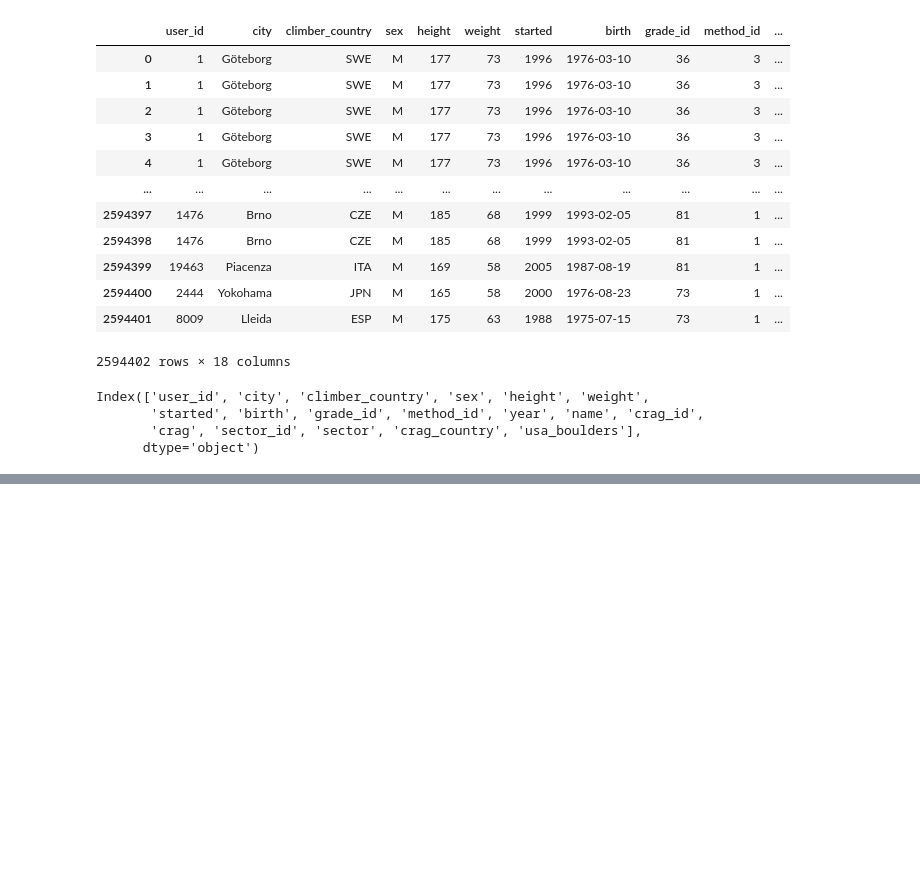
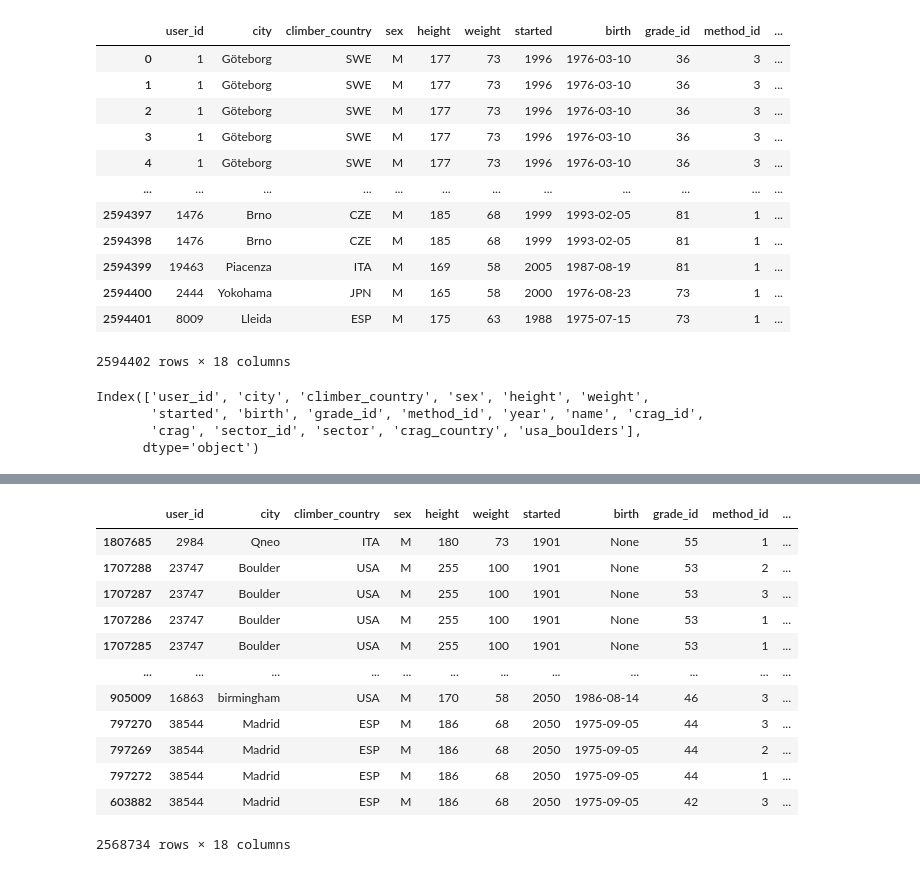
Before and after one commit to kchiev215/Passion_project, a Jupyter notebook: CleanData.ipynb, the cells around one changed output, grey strips where cells are left out. Saved outputs shown, nothing was run; the diff lists cells and outputs as text; code cells hidden in the pictures; blank space fills up the shorter version.

```diff
--- a/CleanData.ipynb
+++ b/CleanData.ipynb
@@ -310,0 +324,16 @@ combined_data = combined_data.drop_duplicates()
+# %%
+com_dups.sort_values(by='started') #years above current year. Need to filter
+# %% [output]
+|  | user_id | city | climber_country | sex | height | weight | started | birth | grade_id | method_id | ... |
+| 1807685 | 2984 | Qneo | ITA | M | 180 | 73 | 1901 | None | 55 | 1 | ... |
+| 1707288 | 23747 | Boulder | USA | M | 255 | 100 | 1901 | None | 53 | 2 | ... |
+| 1707287 | 23747 | Boulder | USA | M | 255 | 100 | 1901 | None | 53 | 3 | ... |
+| 1707286 | 23747 | Boulder | USA | M | 255 | 100 | 1901 | None | 53 | 1 | ... |
+| 1707285 | 23747 | Boulder | USA | M | 255 | 100 | 1901 | None | 53 | 1 | ... |
+| ... | ... | ... | ... | ... | ... | ... | ... | ... | ... | ... | ... |
+| 905009 | 16863 | birmingham | USA | M | 170 | 58 | 2050 | 1986-08-14 | 46 | 3 | ... |
+| 797270 | 38544 | Madrid | ESP | M | 186 | 68 | 2050 | 1975-09-05 | 44 | 3 | ... |
+| 797269 | 38544 | Madrid | ESP | M | 186 | 68 | 2050 | 1975-09-05 | 44 | 2 | ... |
+| 797272 | 38544 | Madrid | ESP | M | 186 | 68 | 2050 | 1975-09-05 | 44 | 1 | ... |
+| 603882 | 38544 | Madrid | ESP | M | 186 | 68 | 2050 | 1975-09-05 | 42 | 3 | ... |
+2568734 rows × 18 columns
```
Also changed, not shown: parts of 9 cells of this notebook.
